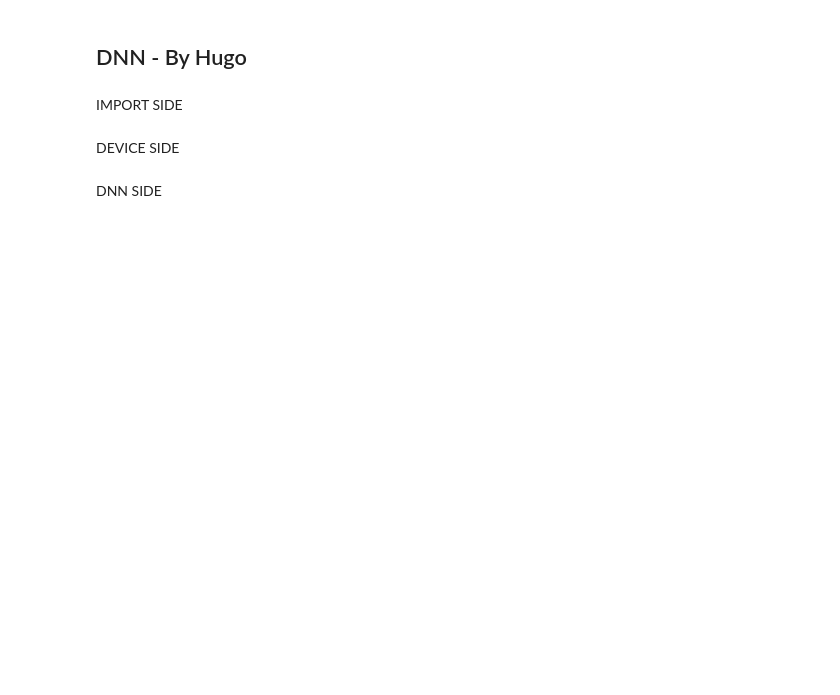
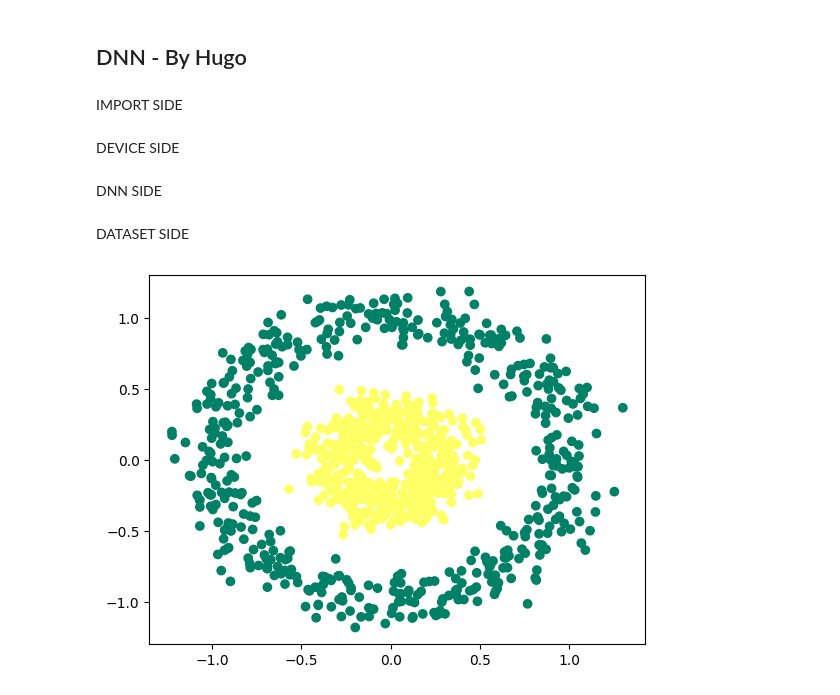
Before and after one commit to hugo-gclvs/DNN, a Jupyter notebook: main.ipynb, the cells around one changed output. Drawn from its saved outputs; the diff is of its cells as text; code cells hidden in the pictures; blank space fills up the shorter version.

Commit message:
add and show dataset

```diff
--- a/main.ipynb
+++ b/main.ipynb
@@ -33,3 +31,15 @@ class DNN(nn.Module):
         )
     def forward(self, x):
         return self.archiNN(x)
+# %% [markdown]
+DATASET SIDE
+# %%
+X_train, y_train = make_circles(n_samples=1000, noise=0.1, factor=0.3, random_state=0)
+X_train = X_train.T
+y_train = y_train.reshape((1, y_train.shape[0]))
+
+# SHOW MY DATASET
+plt.scatter(X_train[0, :], X_train[1, :], c=y_train, cmap='summer')
+plt.show()
+# %% [output]
+[figure, added]
```
Also changed, not shown: parts of 1 cell of this notebook.
